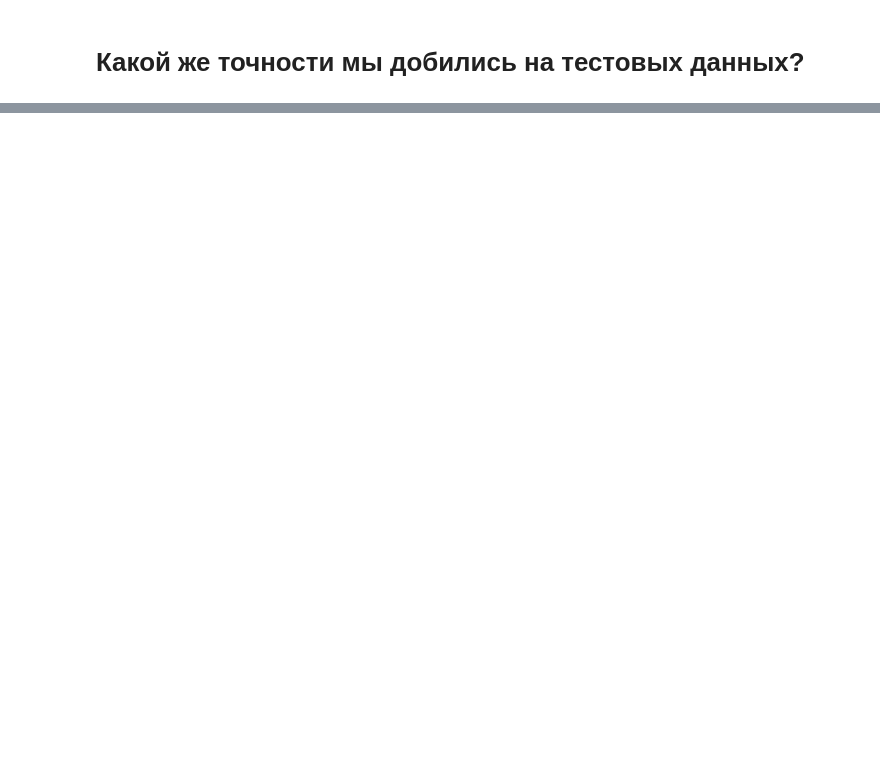
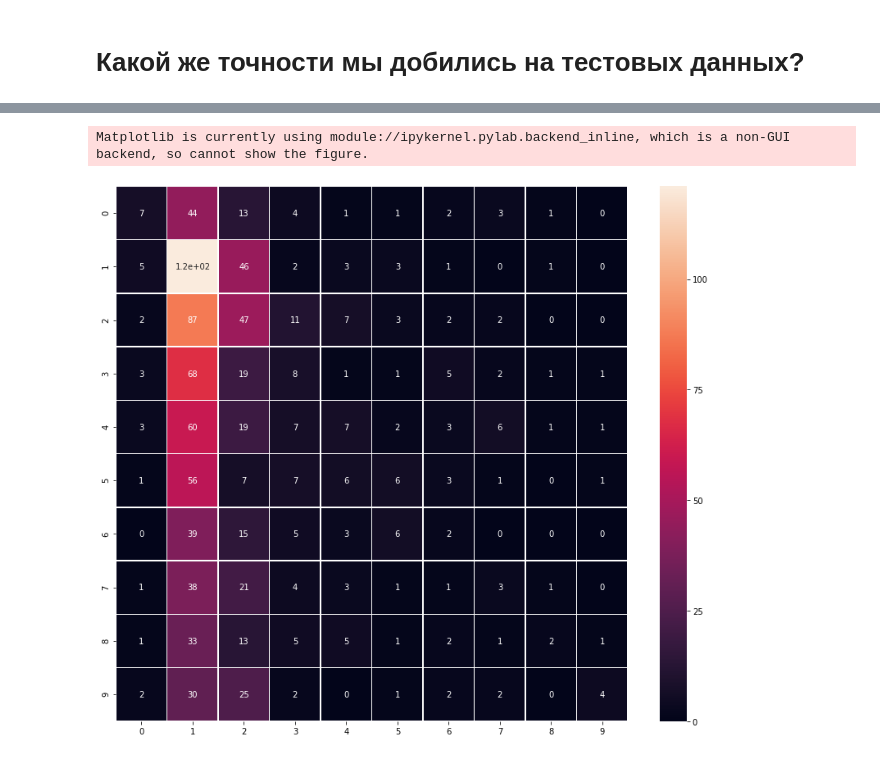
Before and after one commit to andrey70rus/deeplearning_course, a Jupyter notebook: assignment1/Linear classifier.ipynb, the cells around one changed output, grey strips where cells are left out. Drawn from its saved outputs; the diff is of its cells as text; code cells hidden in the pictures; blank space fills up the shorter version.

```diff
--- a/assignment1/Linear classifier.ipynb
+++ b/assignment1/Linear classifier.ipynb
@@ -301,11 +297,31 @@ print("Accuracy after training for 100 epochs: ", accuracy)
 num_epochs = 200
 batch_size = 300
 
-learning_rates = [1e-3, 1e-4, 1e-5]
-reg_strengths = [1e-4, 1e-5, 1e-6]
+learning_rates = [1e-3, 1e-4, 1e-2, 1e-6, 1e-7]
+reg_strengths = [1e-4, 1e-5, 1e-6, 1e-3, 1e-2, 0.1, 1, 10, 30, 100]
 
-best_classifier = None
-best_val_accuracy = None
+
+i = 0
+best_classifier = linear_classifer.LinearSoftmaxClassifier()
+accuracies = []
+hyper_params = []
+
+for lr in learning_rates:
+    for rs in reg_strengths:
+        classifier = linear_classifer.LinearSoftmaxClassifier()
+        classifier.fit(train_X, train_y, epochs=num_epochs, learning_rate=lr, batch_size=batch_size, reg=rs)
+        pred = classifier.predict(val_X)
+        accuracy = multiclass_accuracy(pred, val_y)
+        print(accuracy)
+
+        if not accuracies or all(accuracy > accuracies):
+            best_classifier = classifier
+
+        accuracies.append(accuracy)
+        hyper_params.append((lr, rs))
+        i += 1
+
+best_val_accuracy = np.max(accuracies)
 
 # TODO use validation set to find the best hyperparameters
 # hint: for best results, you might need to try more values for learning rate and regularization strength
@@ -320,0 +384,14 @@ print('Linear softmax classifier test set accuracy: %f' % (test_accuracy, ))
+# %%
+import seaborn as sns
+from sklearn.metrics import confusion_matrix
+
+conf_matr_data = confusion_matrix(test_y, test_pred)
+
+fig, ax = plt.subplots(figsize=(14, 12))
+ax = sns.heatmap(conf_matr_data, linewidth=0.5, annot=True,)
+bottom, top = ax.get_ylim()
+ax.set_ylim(bottom + 0.5, top - 0.5)
+fig.show()
+# %% [output]
+Matplotlib is currently using module://ipykernel.pylab.backend_inline, which is a non-GUI backend, so cannot show the figure.
+[figure, added]
```
Also changed, not shown: parts of 12 cells of this notebook, 2 other files.
